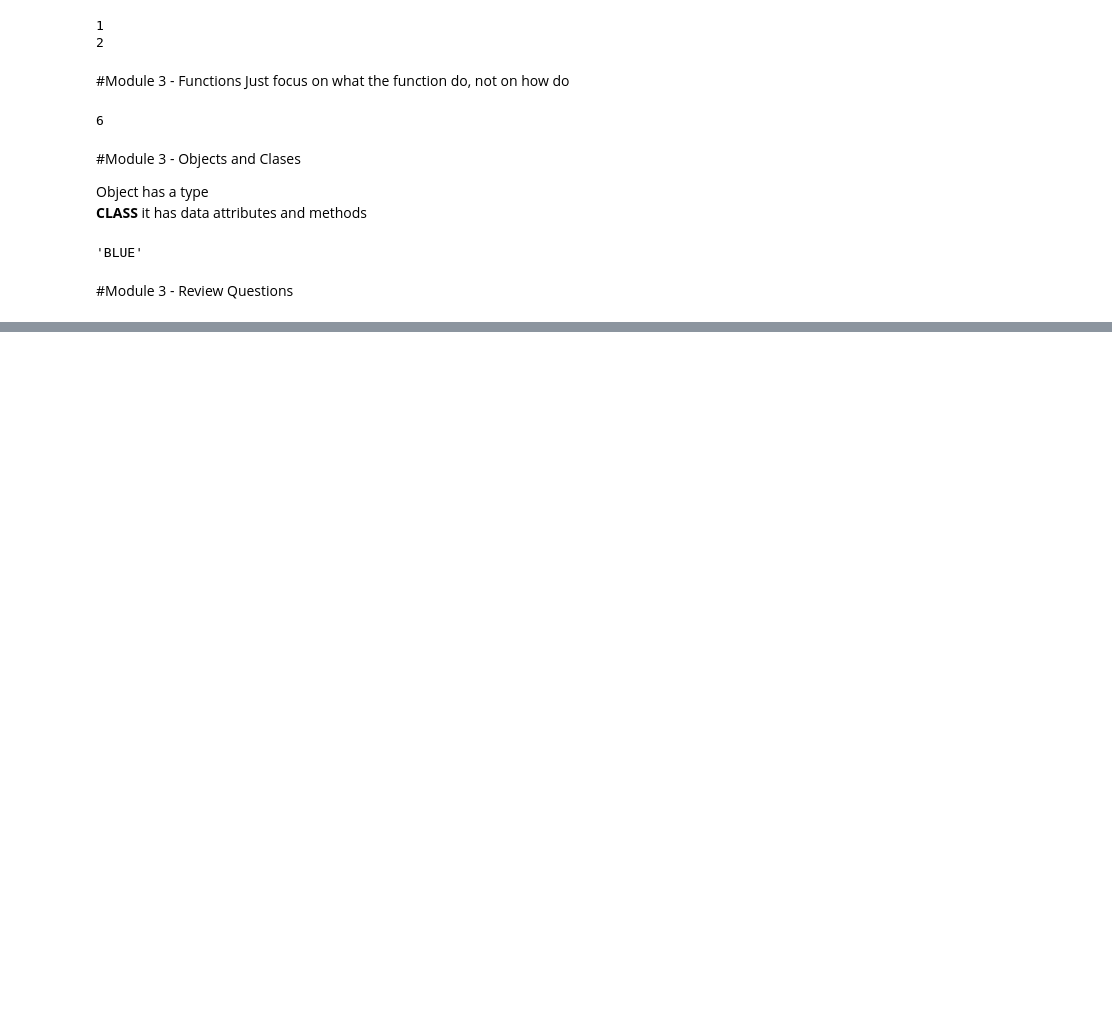
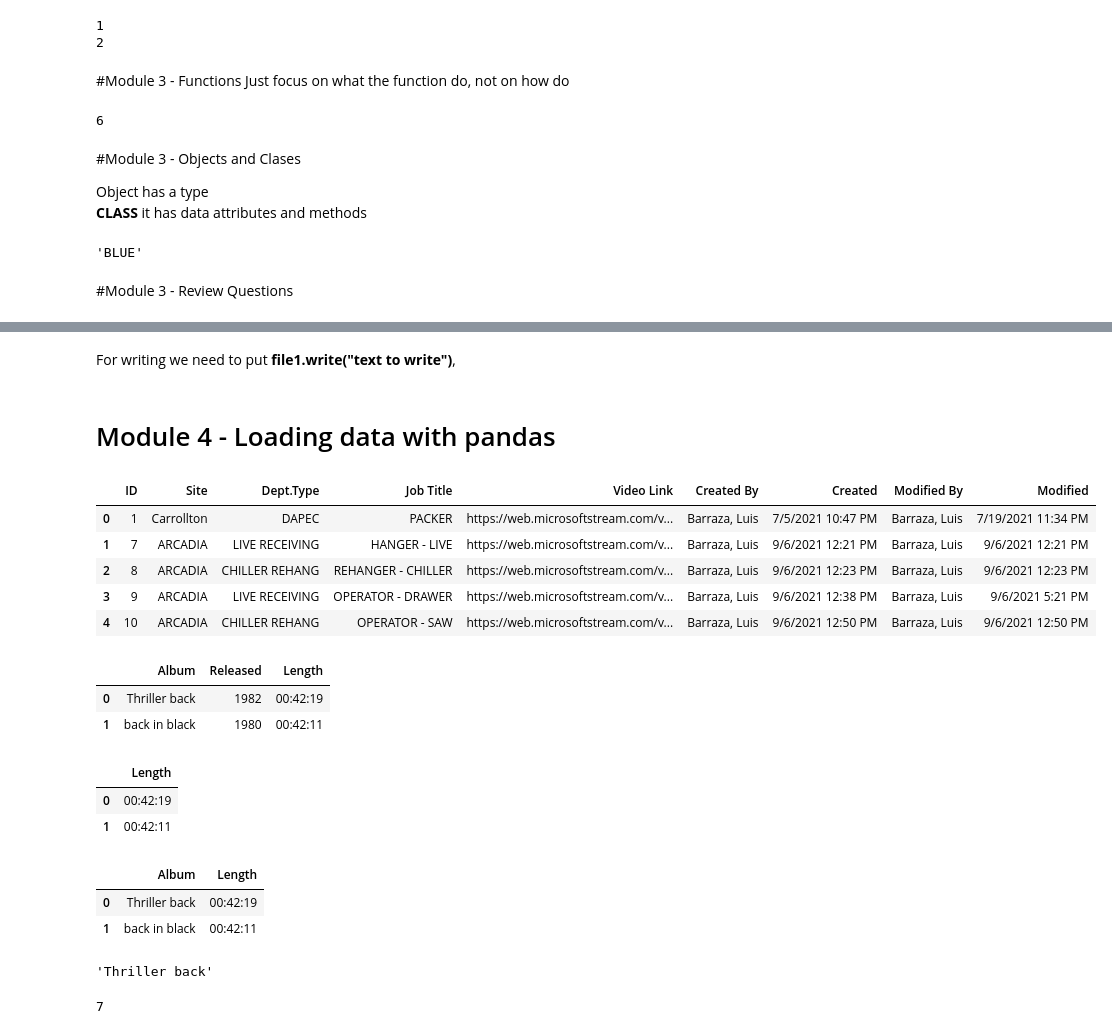
Before and after one commit to PosgradoMNA/actividades-de-aprendizaje-rafaelsangarcia, a Jupyter notebook: PythonIBM_A01182780.ipynb, the cells around one changed output, grey strips where cells are left out. Drawn from its saved outputs; the diff is of its cells as text; code cells hidden in the pictures; blank space fills up the shorter version.

Commit message:
Module 4 - Loading data with pandas

```diff
--- a/PythonIBM_A01182780.ipynb
+++ b/PythonIBM_A01182780.ipynb
@@ -366,0 +378,54 @@ BlueCircle.color
+# %% [markdown]
+For writing we need to put **file1.write("text to write")**,<br>
+# %% [markdown]
+# Module 4 - Loading data with pandas
+# %%
+import pandas as pd
+csv_path='Standard Videos.csv'
+df=pd.read_csv(csv_path)
+
+df.head() # to see the first 5 rows of the data
+# %% [output]
+|  | ID | Site | Dept.Type | Job Title | Video Link | Created By | Created | Modified By | Modified |
+| 0 | 1 | Carrollton | DAPEC | PACKER | https://web.microsoftstream.com/v... | Barraza, Luis | 7/5/2021 10:47 PM | Barraza, Luis | 7/19/2021 11:34 PM |
+| 1 | 7 | ARCADIA | LIVE RECEIVING | HANGER - LIVE | https://web.microsoftstream.com/v... | Barraza, Luis | 9/6/2021 12:21 PM | Barraza, Luis | 9/6/2021 12:21 PM |
+| 2 | 8 | ARCADIA | CHILLER REHANG | REHANGER - CHILLER | https://web.microsoftstream.com/v... | Barraza, Luis | 9/6/2021 12:23 PM | Barraza, Luis | 9/6/2021 12:23 PM |
+| 3 | 9 | ARCADIA | LIVE RECEIVING | OPERATOR - DRAWER | https://web.microsoftstream.com/v... | Barraza, Luis | 9/6/2021 12:38 PM | Barraza, Luis | 9/6/2021 5:21 PM |
+| 4 | 10 | ARCADIA | CHILLER REHANG | OPERATOR - SAW | https://web.microsoftstream.com/v... | Barraza, Luis | 9/6/2021 12:50 PM | Barraza, Luis | 9/6/2021 12:50 PM |
+# %%
+#we can create a datafram out of the dictionary. A dataframe has columns and rows
+songs = {'Album': ['Thriller back','back in black'], 'Released': [1982,1980], 'Length': ['00:42:19','00:42:11']}
+songs_frame = pd.DataFrame(songs) # take the dictionay inside pd.DataFrame(##)
+songs_frame.head()
+# %% [output]
+|  | Album | Released | Length |
+| 0 | Thriller back | 1982 | 00:42:19 |
+| 1 | back in black | 1980 | 00:42:11 |
+# %%
+#we can create new data frame from a previous data frame, it is important to use [[]] double
+x = songs_frame[['Length']]
+x.head()
+# %% [output]
+|  | Length |
+| 0 | 00:42:19 |
+| 1 | 00:42:11 |
+# %%
+# we can include multiple columns
+y = songs_frame[['Album','Length']]
+y.head()
+# %% [output]
+|  | Album | Length |
+| 0 | Thriller back | 00:42:19 |
+| 1 | back in black | 00:42:11 |
+# %%
+#to access to an element you can use the iloc, ix is deprecated
+songs_frame.iloc[0,0]
+songs_frame.loc[0,'Album'] #with strings
+# %% [output]
+'Thriller back'
+# %%
+#question 1
+#find the second row and first column
+df.iloc[1,0]
+# %% [output]
+7
```
Also changed, not shown: parts of 5 cells of this notebook.
